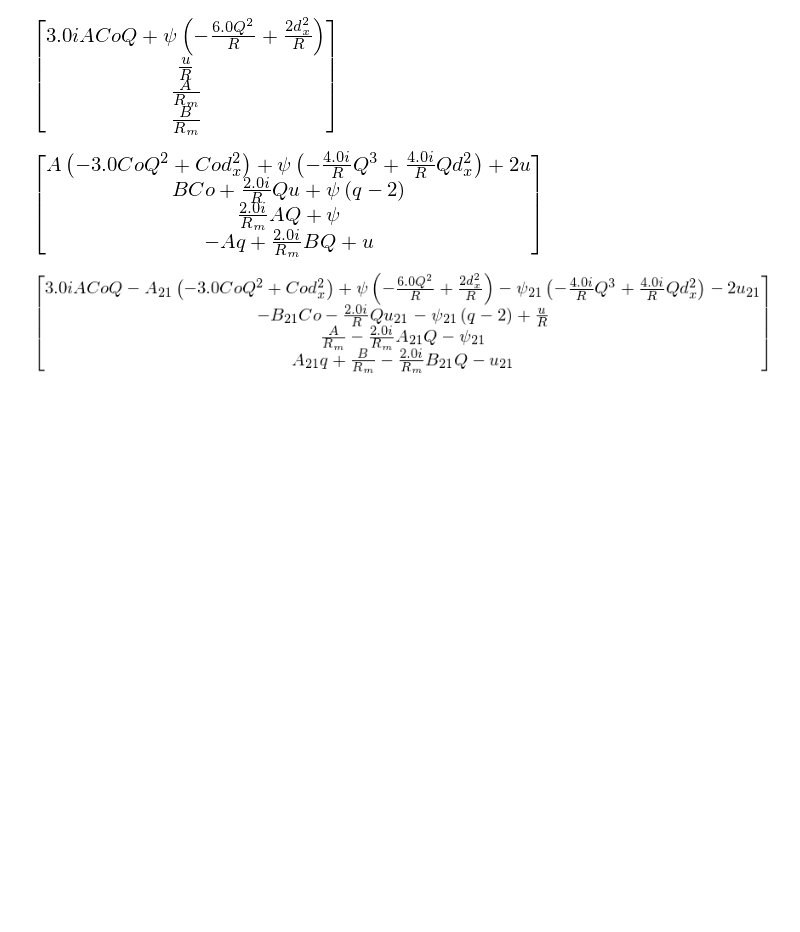
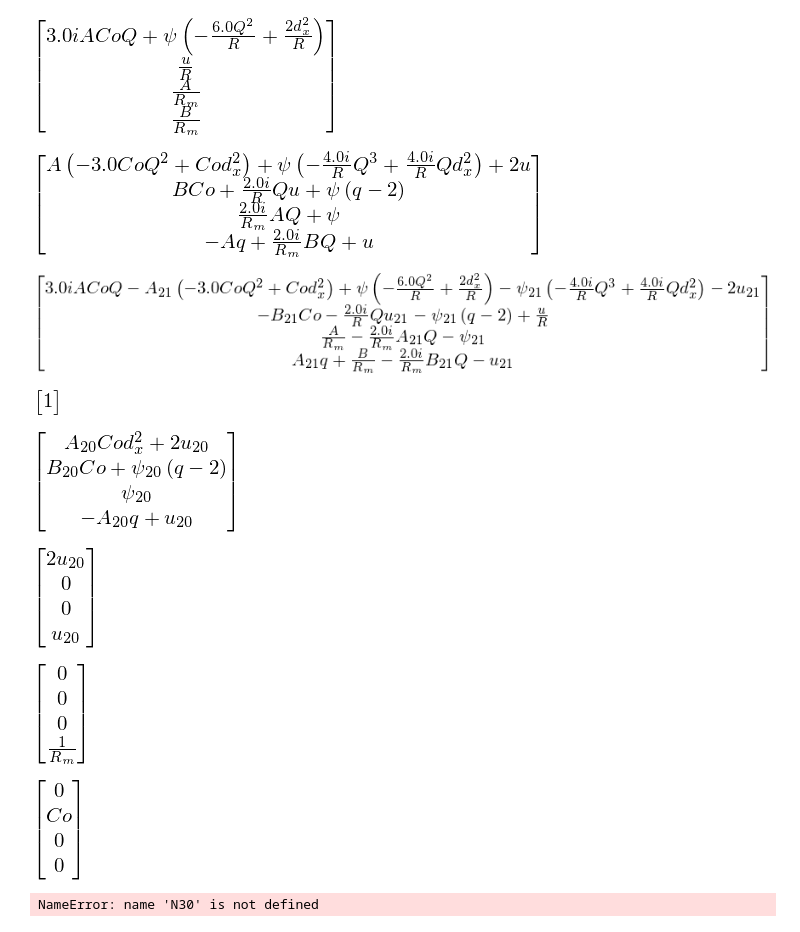
Before and after one commit to jsoishi/weakly_nonlinear_mri, a Jupyter notebook: python/adjoint solution.ipynb, the cells around one changed output. Cells and saved outputs as stored; diff of their text form; code cells hidden in the pictures; blank space fills up the shorter version.

```diff
--- a/python/adjoint solution.ipynb
+++ b/python/adjoint solution.ipynb
@@ -31,7 +31,7 @@ from sympy.interactive import printing
 printing.init_printing(use_latex=True)
 %matplotlib inline
 
-R, Rm, kx, ky, kz, omega, q, B0, dx, dy, dz, dt, pi, psi, u, A, B, Q, Co, psi22, psi21, psi20, u22, u21, u20, A22, A21, A20, B22, B21, B20 = symbols("R R_m k_x k_y k_z Omega_0 q B_0 d_x d_y d_z d_t pi psi u A B Q Co psi22 psi21 psi20 u22 u21 u20 A22 A21 A20 B22 B21 B20", real=True)
+R, Rm, kx, ky, kz, omega, q, B0, dx, dy, dz, dt, pi, psi, u, A, B, Q, Co, psi22, psi21, psi20, u22, u21, u20, A22, A21, A20, B22, B21, B20, psi30, u30, A30, B30 = symbols("R R_m k_x k_y k_z Omega_0 q B_0 d_x d_y d_z d_t pi psi u A B Q Co psi22 psi21 psi20 u22 u21 u20 A22 A21 A20 B22 B21 B20 psi30 u30 A30 B30", real=True)
 s = symbols("s",)
 
 #Adjoint state vector matrix
@@ -302,3 +302,14 @@ V21 = Matrix([psi21, u21, A21, B21])
 (((L2 + 3*L3*dz + 6*L4*dz**2)*V11).subs(dz, 1j*Q) - ((L1 + 2*L2*dz + 3*L3*dz**2 + 4*L4*dz**3)*V21).subs(dz, 1j*Q))
 # %% [output]
 [figure]
+# %%
+U11 = Matrix([0, 0, 0, 1])
+# %%
+U11.adjoint()*D*U11
+# %% [output]
+[figure, added]
+# %%
+L1twiddle = (L1 + 2*L2*dz + 3*L3*dz**2 + 4*L4*dz**3)
+(L1twiddle*V20).subs(dz, 0)
+# %% [output]
+[figure, added]
@@ -304,0 +318,4 @@ V21 = Matrix([psi21, u21, A21, B21])
+# %%
+(L1twiddle*U20).subs(dz, 0)
+# %% [output]
+[figure, added]
@@ -304,0 +324,4 @@ V21 = Matrix([psi21, u21, A21, B21])
+# %%
+L2twiddle*U11
+# %% [output]
+[figure, added]
@@ -304,0 +333,8 @@ V21 = Matrix([psi21, u21, A21, B21])
+# %%
+X*U11
+# %% [output]
+[figure, added]
+# %%
+U11.adjoint()*N30
+# %% [output]
+NameError: name 'N30' is not defined
```
Also changed, not shown: parts of 3 cells of this notebook, 1 other file.
